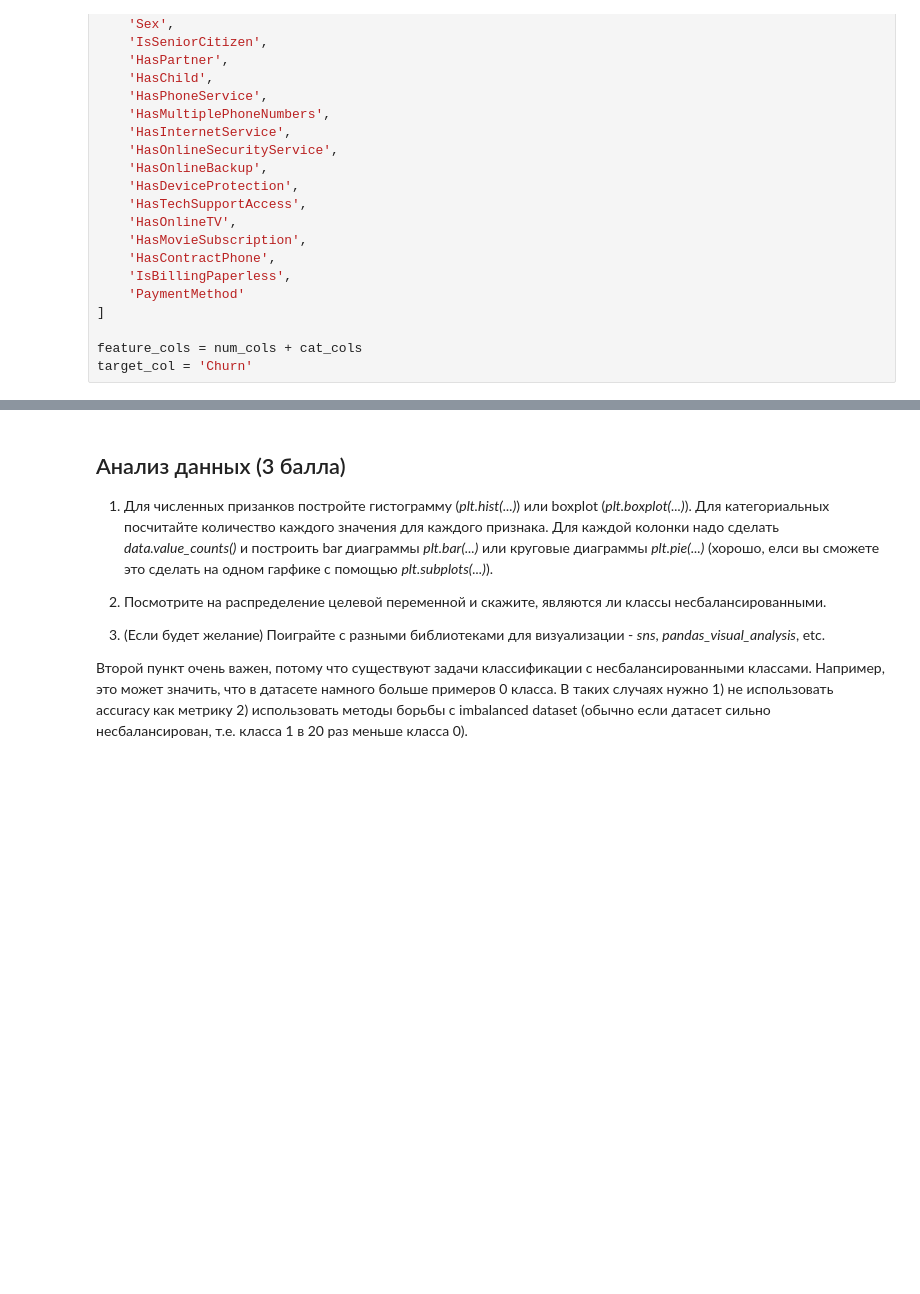
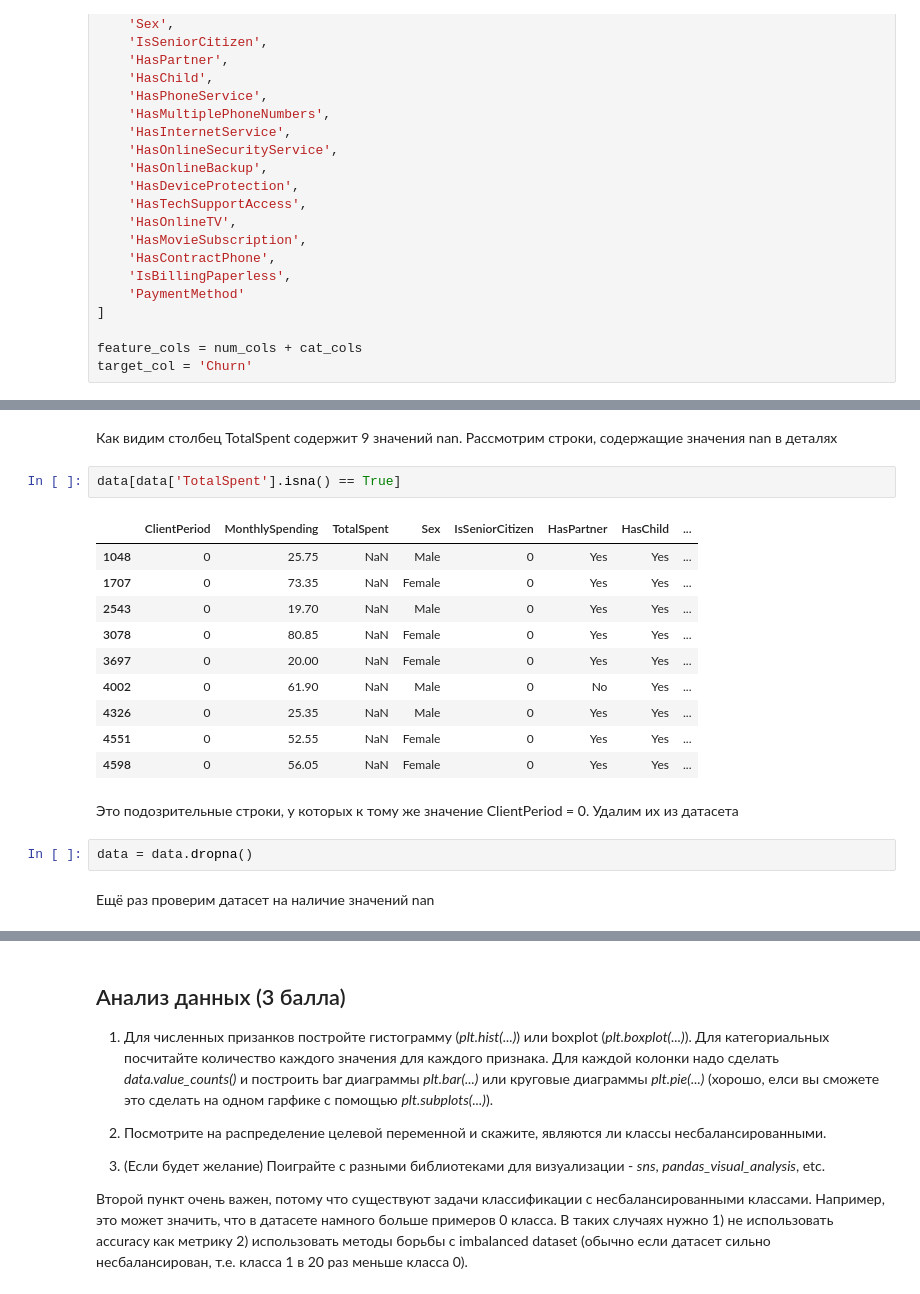
Before and after one commit to Grelodya/DLS, a Jupyter notebook: baseline.ipynb, the cells around one changed output, grey strips where cells are left out. Saved outputs shown, nothing was run; the diff lists cells and outputs as text; blank space fills up the shorter version.

```diff
--- a/baseline.ipynb
+++ b/baseline.ipynb
@@ -101,0 +186,21 @@ target_col = 'Churn'
+# %% [markdown]
+Как видим столбец TotalSpent содержит 9 значений nan. Рассмотрим строки, содержащие значения nan в деталях
+# %%
+data[data['TotalSpent'].isna() == True]
+# %% [output]
+|  | ClientPeriod | MonthlySpending | TotalSpent | Sex | IsSeniorCitizen | HasPartner | HasChild | ... |
+| 1048 | 0 | 25.75 | NaN | Male | 0 | Yes | Yes | ... |
+| 1707 | 0 | 73.35 | NaN | Female | 0 | Yes | Yes | ... |
+| 2543 | 0 | 19.70 | NaN | Male | 0 | Yes | Yes | ... |
+| 3078 | 0 | 80.85 | NaN | Female | 0 | Yes | Yes | ... |
+| 3697 | 0 | 20.00 | NaN | Female | 0 | Yes | Yes | ... |
+| 4002 | 0 | 61.90 | NaN | Male | 0 | No | Yes | ... |
+| 4326 | 0 | 25.35 | NaN | Male | 0 | Yes | Yes | ... |
+| 4551 | 0 | 52.55 | NaN | Female | 0 | Yes | Yes | ... |
+| 4598 | 0 | 56.05 | NaN | Female | 0 | Yes | Yes | ... |
+# %% [markdown]
+Это подозрительные строки, у которых к тому же значение ClientPeriod = 0. Удалим их из датасета
+# %%
+data = data.dropna()
+# %% [markdown]
+Ещё раз проверим датасет на наличие значений nan
```
Also changed, not shown: parts of 21 cells of this notebook.
